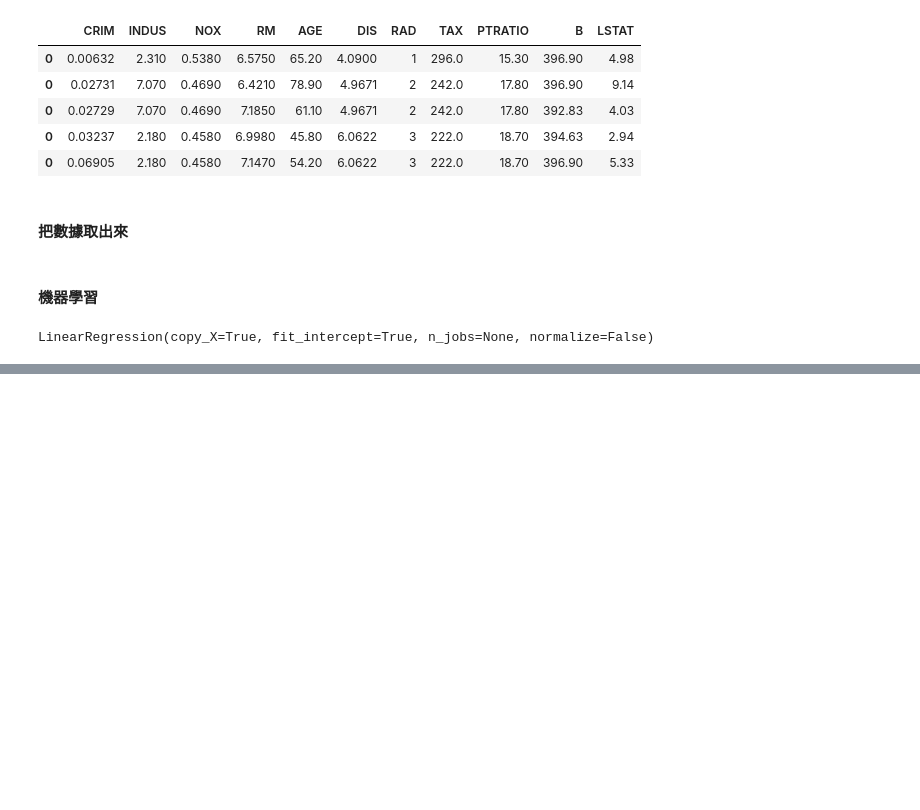
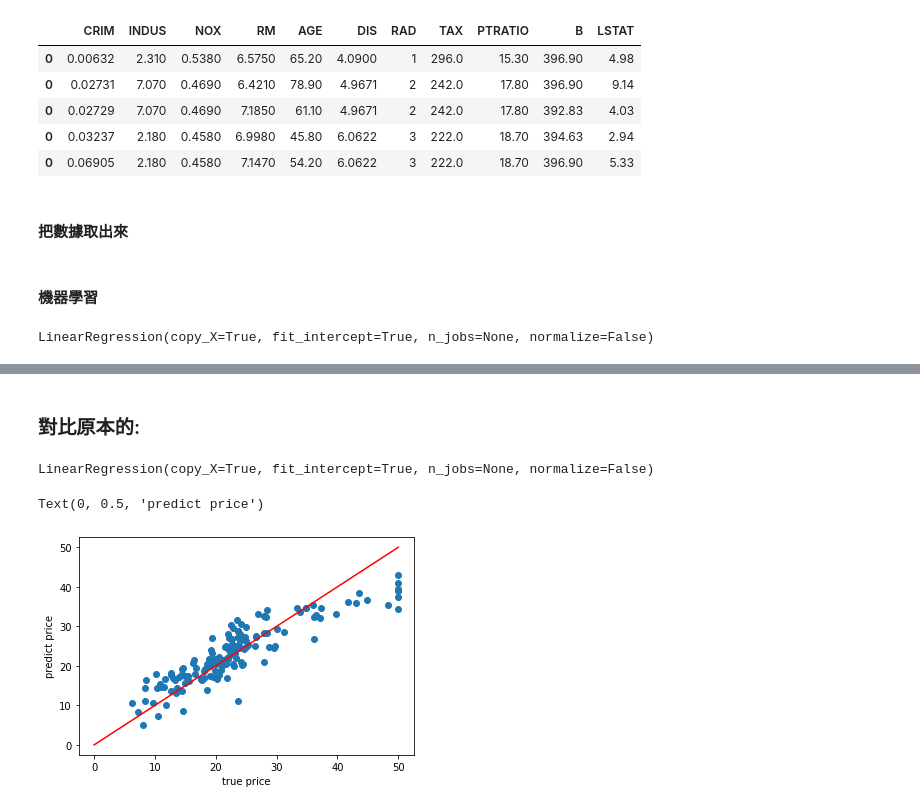
Before and after one commit to ivan1003hsu/python-work, a Jupyter notebook: 波士頓房價預測.ipynb, the cells around one changed output, grey strips where cells are left out. Drawn from its saved outputs; the diff is of its cells as text; code cells hidden in the pictures; blank space fills up the shorter version.

```diff
--- a/波士頓房價預測.ipynb
+++ b/波士頓房價預測.ipynb
@@ -107,0 +104,25 @@ NameError: name 'sns' is not defined
+# %% [markdown]
+### 對比原本的:
+# %%
+X2= boston.data
+Y2= boston.target
+x2_train, x2_test, y2_train, y2_test = train_test_split(X2, Y2, test_size=0.3, random_state=1)
+# %%
+x2_train = x2_train.astype(np.float64)
+y2_train = y2_train.astype(np.float64)
+
+model.fit(x2_train, y2_train)
+# %% [output]
+LinearRegression(copy_X=True, fit_intercept=True, n_jobs=None, normalize=False)
+# %%
+x2_test = x2_test.astype(np.float64)
+
+y2_predict = model.predict(x2_test)
+# %%
+plt.scatter(y2_test,y2_predict);
+plt.plot([0,50],[0,50],'r');
+plt.xlabel('true price')
+plt.ylabel('predict price')
+# %% [output]
+Text(0, 0.5, 'predict price')
+[figure, added]
```
Also changed, not shown: parts of 6 cells of this notebook.
